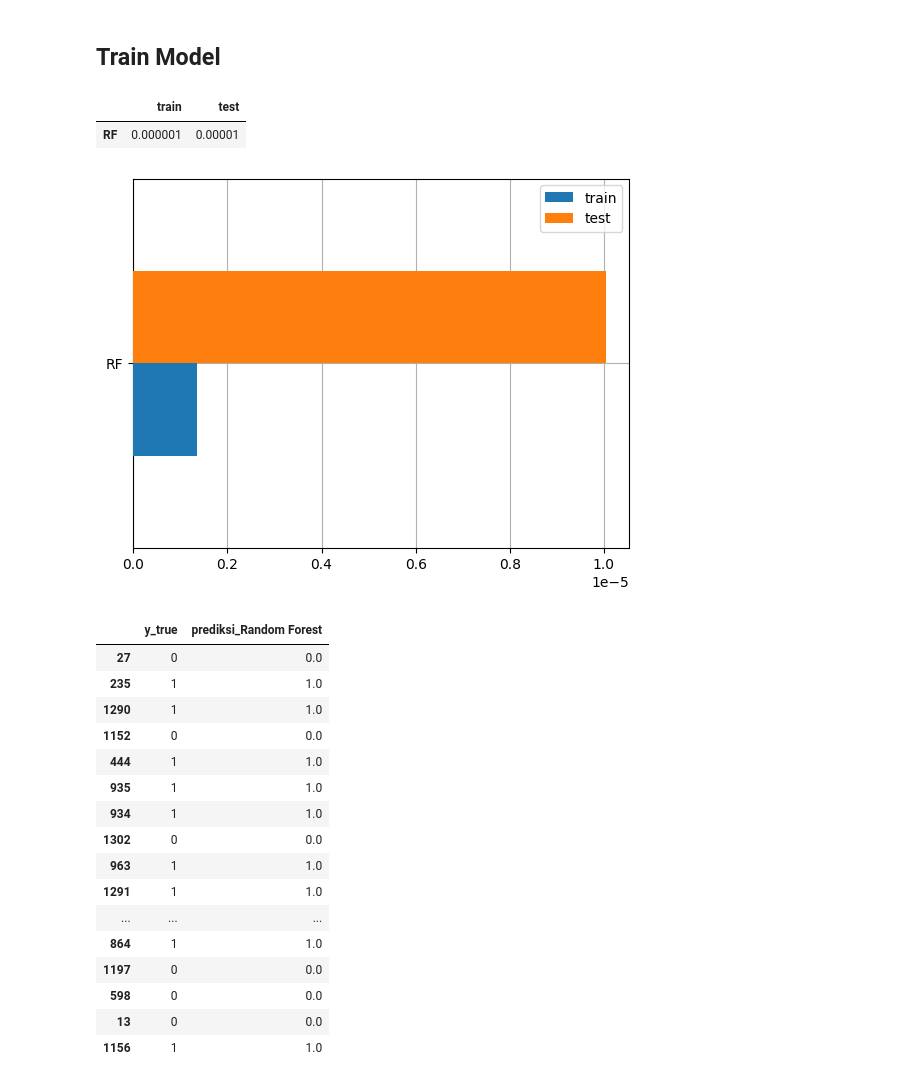
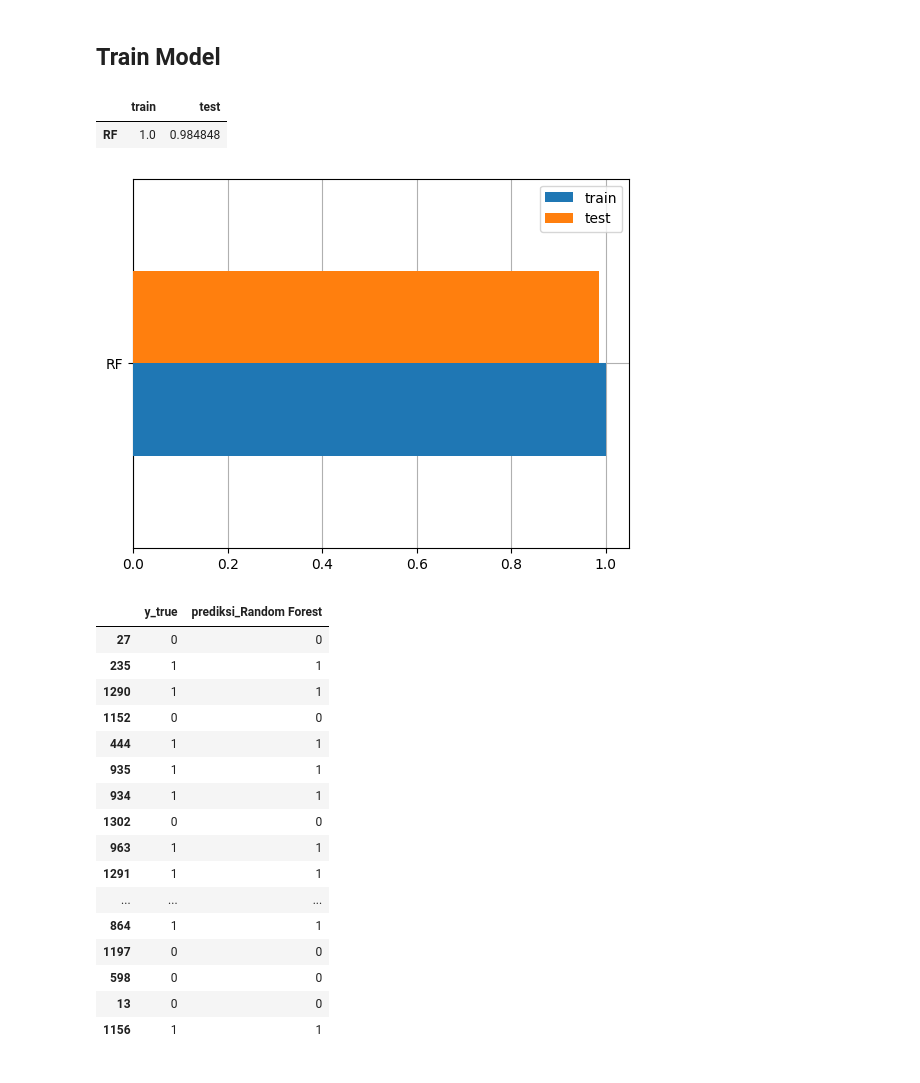
Before and after one commit to miftahfadil/heart_attack_prediction, a Jupyter notebook: heart_attack_prediction.ipynb, the cells around one changed output. Saved outputs shown, nothing was run; the diff lists cells and outputs as text; code cells hidden in the pictures.

```diff
--- a/heart_attack_prediction.ipynb
+++ b/heart_attack_prediction.ipynb
@@ -165,7 +165,7 @@ Dilakukan Encoding untuk kolom `class` di mana nilai positive akan diubah menjad
 # %%
 heart_attack_dataset.loc[heart_attack_dataset['class'] == 'positive', 'class'] = 1
 heart_attack_dataset.loc[heart_attack_dataset['class'] == 'negative', 'class'] = 0
-
+heart_attack_dataset['class'] = heart_attack_dataset['class'].astype(int)
 heart_attack_dataset.head()
 # %% [output]
 |  | age | gender | impluse | pressurehight | pressurelow | glucose | kcm | troponin | class |
@@ -218,37 +218,37 @@ models = pd.DataFrame(index=['train_mse', 'test_mse'],
                       columns=['RandomForest'])
 # %%
 # Impor library yang dibutuhkan
-from sklearn.ensemble import RandomForestRegressor
-from sklearn.metrics import mean_squared_error
+from sklearn.ensemble import RandomForestClassifier
+from sklearn.metrics import accuracy_score
 
 
 # buat model prediksi
-RF = RandomForestRegressor(n_estimators=50, max_depth=16, random_state=55, n_jobs=-1)
+RF = RandomForestClassifier(n_estimators=50, max_depth=16, random_state=55, n_jobs=-1)
 RF.fit(X_train, y_train)
 
-models.loc['train_mse','RandomForest'] = mean_squared_error(y_pred=RF.predict(X_train), y_true=y_train)
+models.loc['train_acc','RandomForest'] = accuracy_score(y_pred=RF.predict(X_train), y_true=y_train)
 # %%
 # Buat variabel mse yang isinya adalah dataframe nilai mse data train dan test pada masing-masing algoritma
-mse = pd.DataFrame(columns=['train', 'test'], index=['RF'])
+acc = pd.DataFrame(columns=['train', 'test'], index=['RF'])
 
 
-# Hitung Mean Squared Error masing-masing algoritma pada data train dan test
+# Hitung accuracy masing-masing algoritma pada data train dan test
 
-mse.loc['RF', 'train'] = mean_squared_error(y_true=y_train, y_pred=RF.predict(X_train))/1e3
-mse.loc['RF', 'test'] = mean_squared_error(y_true=y_test, y_pred=RF.predict(X_test))/1e3
+acc.loc['RF', 'train'] = accuracy_score(y_true=y_train, y_pred=RF.predict(X_train))
+acc.loc['RF', 'test'] = accuracy_score(y_true=y_test, y_pred=RF.predict(X_test))
 
 # Tampilkan mse
-mse
+acc
 # %% [output]
 |  | train | test |
-| RF | 0.000001 | 0.00001 |
+| RF | 1.0 | 0.984848 |
 # %%
 # Plot metrik
 fig, ax = plt.subplots()
-mse.sort_values(by='test', ascending=False).plot(kind='barh', ax=ax, zorder=3)
+acc.sort_values(by='test', ascending=False).plot(kind='barh', ax=ax, zorder=3)
 ax.grid(zorder=0)
 # %% [output]
-[figure, old version]
+[figure, new version]
 # %%
 # Prediksi menggunakan beberapa harga dari data test
 
@@ -259,19 +259,19 @@ pred_dict['prediksi_'+'Random Forest'] = RF.predict(prediksi).round(1)
 pd.DataFrame(pred_dict)
 # %% [output]
 |  | y_true | prediksi_Random Forest |
-| 27 | 0 | 0.0 |
-| 235 | 1 | 1.0 |
-| 1290 | 1 | 1.0 |
-| 1152 | 0 | 0.0 |
-| 444 | 1 | 1.0 |
-| 935 | 1 | 1.0 |
-| 934 | 1 | 1.0 |
-| 1302 | 0 | 0.0 |
-| 963 | 1 | 1.0 |
-| 1291 | 1 | 1.0 |
+| 27 | 0 | 0 |
+| 235 | 1 | 1 |
+| 1290 | 1 | 1 |
+| 1152 | 0 | 0 |
+| 444 | 1 | 1 |
+| 935 | 1 | 1 |
+| 934 | 1 | 1 |
+| 1302 | 0 | 0 |
+| 963 | 1 | 1 |
+| 1291 | 1 | 1 |
 | ... | ... | ... |
-| 864 | 1 | 1.0 |
-| 1197 | 0 | 0.0 |
-| 598 | 0 | 0.0 |
-| 13 | 0 | 0.0 |
-| 1156 | 1 | 1.0 |
+| 864 | 1 | 1 |
+| 1197 | 0 | 0 |
+| 598 | 0 | 0 |
+| 13 | 0 | 0 |
+| 1156 | 1 | 1 |
```
Also changed, not shown: parts of 1 cell of this notebook.
